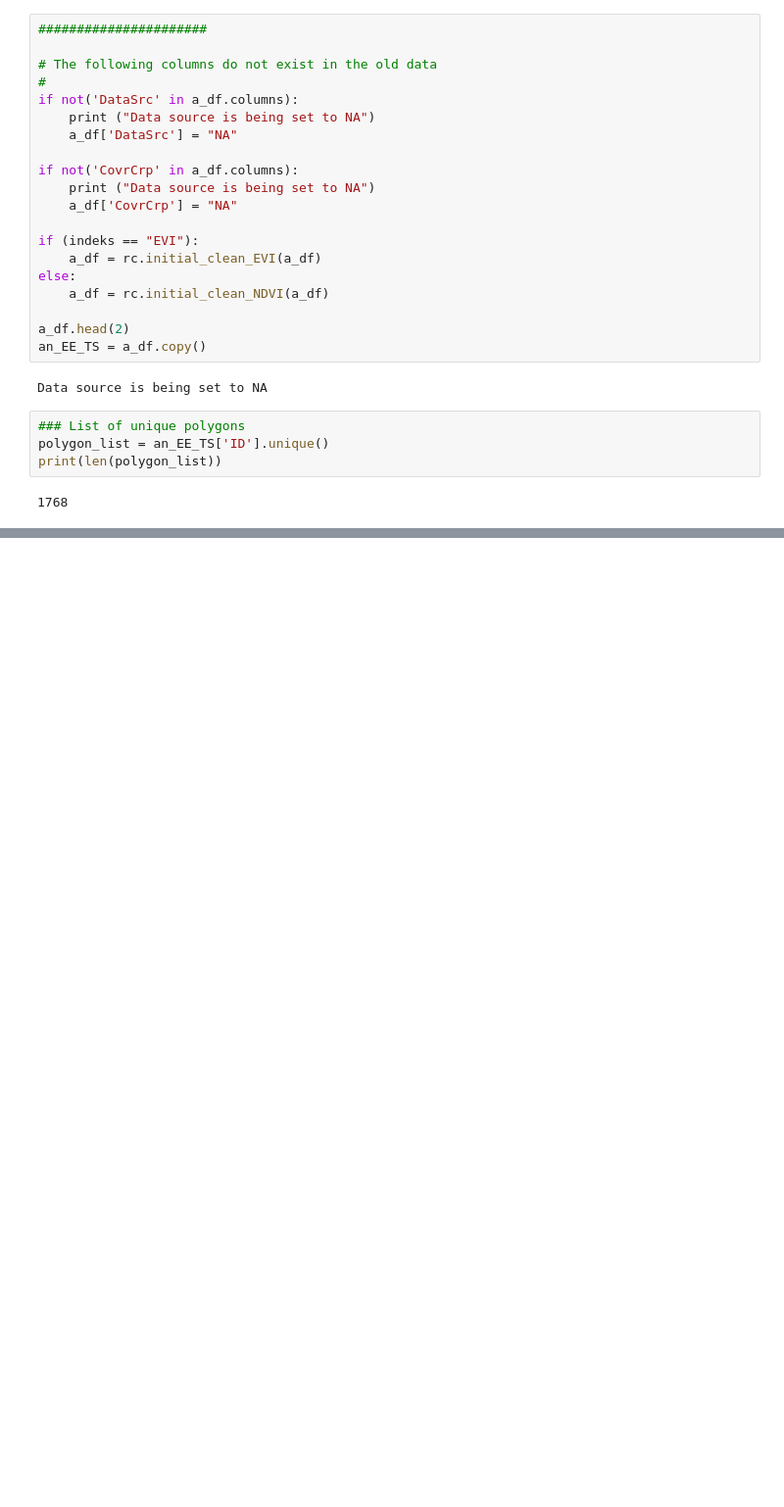
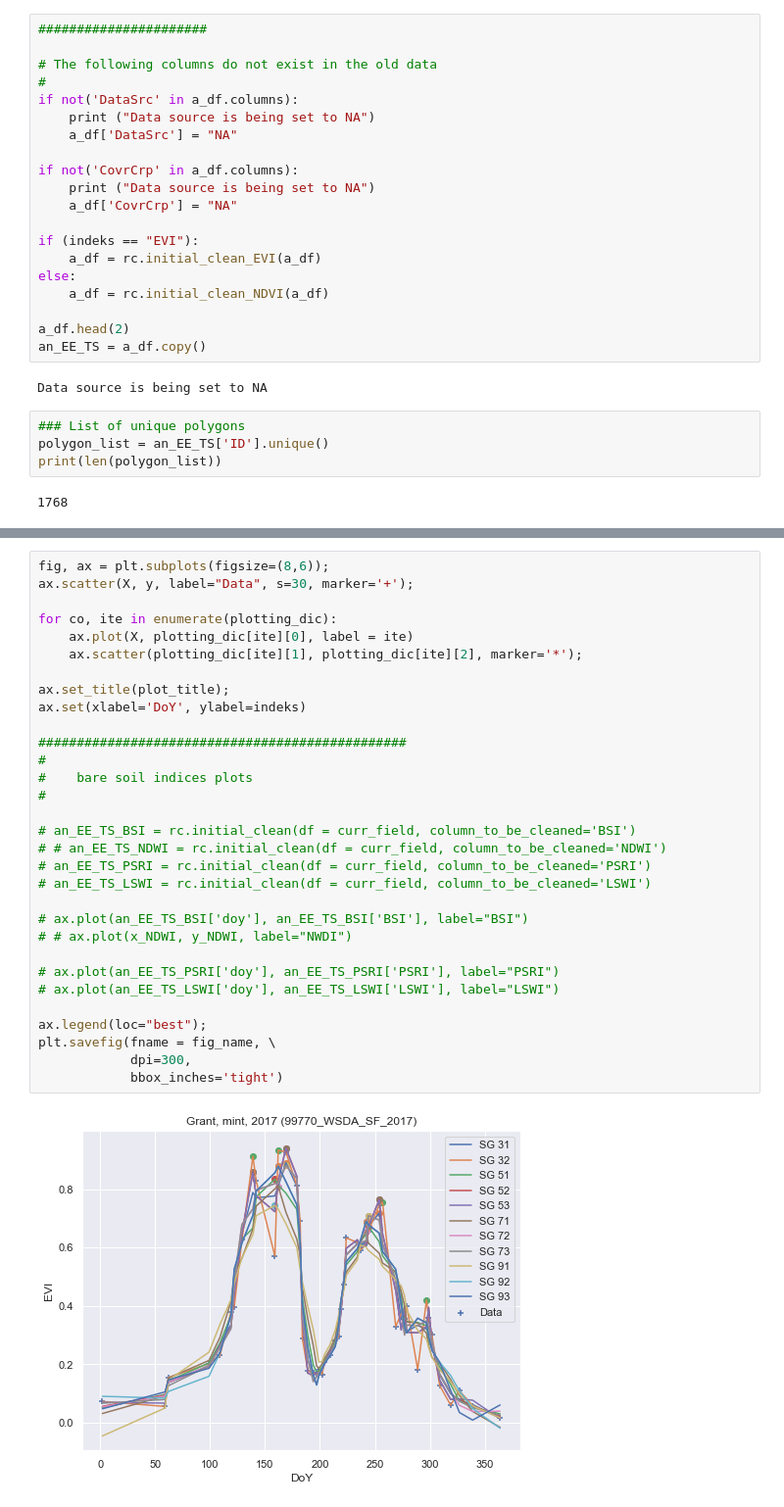
Before and after one commit to sunil21075/Ag, a Jupyter notebook: remote_sensing/python/Local_Jupyter_NoteBooks/panel plots.ipynb, the cells around one changed output, grey strips where cells are left out. Shown at 98% size. Cells and saved outputs as stored; diff of their text form; blank space fills up the shorter version.

```diff
--- a/remote_sensing/python/Local_Jupyter_NoteBooks/panel plots.ipynb
+++ b/remote_sensing/python/Local_Jupyter_NoteBooks/panel plots.ipynb
@@ -172,0 +391,33 @@ print(len(polygon_list))
+# %%
+fig, ax = plt.subplots(figsize=(8,6));
+ax.scatter(X, y, label="Data", s=30, marker='+');
+
+for co, ite in enumerate(plotting_dic):
+    ax.plot(X, plotting_dic[ite][0], label = ite)
+    ax.scatter(plotting_dic[ite][1], plotting_dic[ite][2], marker='*');
+
+ax.set_title(plot_title);
+ax.set(xlabel='DoY', ylabel=indeks)
+
+################################################
+#
+#    bare soil indices plots
+#
+
+# an_EE_TS_BSI = rc.initial_clean(df = curr_field, column_to_be_cleaned='BSI')
+# # an_EE_TS_NDWI = rc.initial_clean(df = curr_field, column_to_be_cleaned='NDWI')
+# an_EE_TS_PSRI = rc.initial_clean(df = curr_field, column_to_be_cleaned='PSRI')
+# an_EE_TS_LSWI = rc.initial_clean(df = curr_field, column_to_be_cleaned='LSWI')
+
+# ax.plot(an_EE_TS_BSI['doy'], an_EE_TS_BSI['BSI'], label="BSI")
+# # ax.plot(x_NDWI, y_NDWI, label="NWDI")
+
+# ax.plot(an_EE_TS_PSRI['doy'], an_EE_TS_PSRI['PSRI'], label="PSRI")
+# ax.plot(an_EE_TS_LSWI['doy'], an_EE_TS_LSWI['LSWI'], label="LSWI")
+
+ax.legend(loc="best");
+plt.savefig(fname = fig_name, \
+            dpi=300,
+            bbox_inches='tight')
+# %% [output]
+[figure, added]
```
Also changed, not shown: parts of 17 cells of this notebook, 5 other files.
